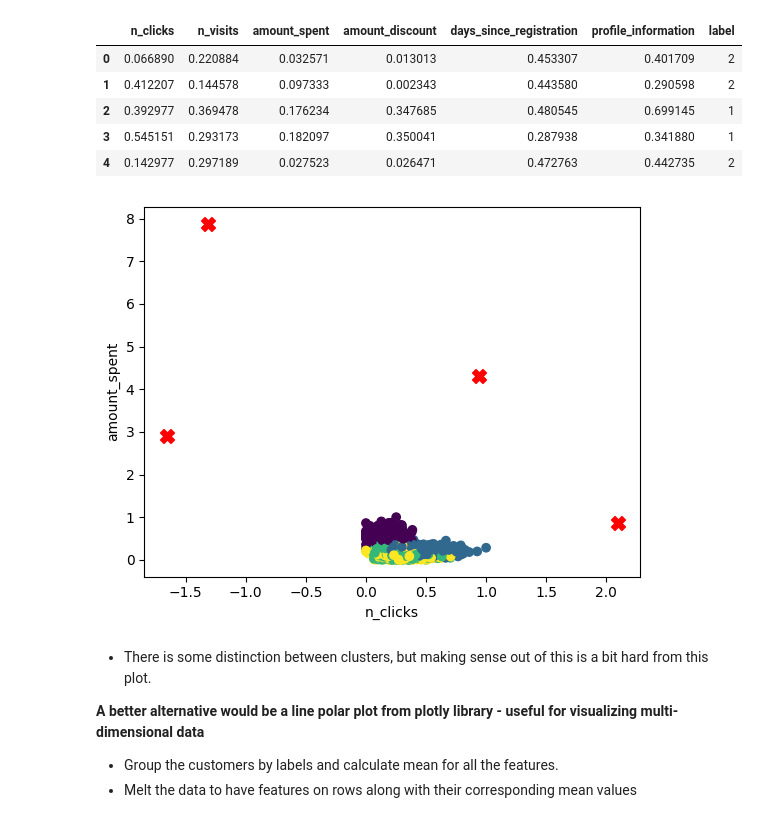
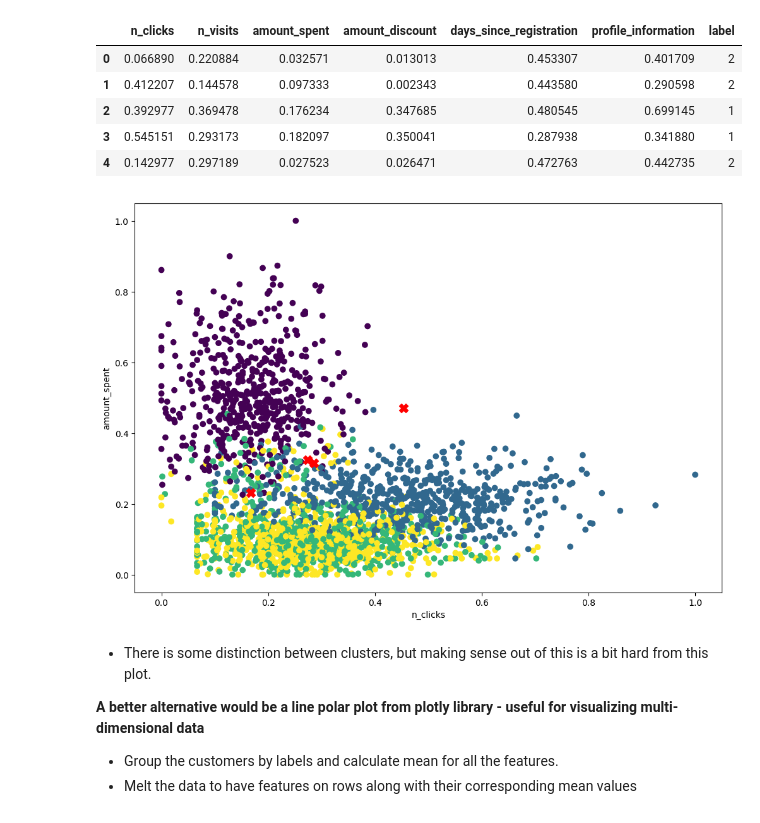
Before and after one commit to SachinScaler/UnsupervisedML_Feb24, a Jupyter notebook: ML_Intro_to_Unsupervised_Learning,_KMeans_Revisited.ipynb, the cells around one changed output. Cells and saved outputs as stored; diff of their text form; code cells hidden in the pictures.

```diff
--- a/ML_Intro_to_Unsupervised_Learning,_KMeans_Revisited.ipynb
+++ b/ML_Intro_to_Unsupervised_Learning,_KMeans_Revisited.ipynb
@@ -359,7 +362,7 @@ array([[0.16763001, 0.23205394, 0.5132428 , 0.03436531, 0.378177  ,
 # %%
-### Visualizing clusters
+# let's store labels i.e. assigned clusters as one column in Original DF
 clusters = pd.DataFrame(X, columns=df.drop("ID",axis=1).columns)
-clusters['label'] = final_model.labels_
+clusters['label'] = y_pred
 clusters.head(5)
 # %% [output]
 |  | n_clicks | n_visits | amount_spent | amount_discount | days_since_registration | profile_information | label |
@@ -370,17 +373,19 @@ clusters.head(5)
 | 4 | 0.142977 | 0.297189 | 0.027523 | 0.026471 | 0.472763 | 0.442735 | 2 |
 # %%
 def viz_clusters(kmeans):
+    plt.figure(figsize=(12,8))
     plt.scatter(clusters['n_clicks'], clusters['amount_spent'], c=clusters['label'])
-    plt.scatter(kmeans.cluster_centers_[:, 0], kmeans.cluster_centers_[:, 1],
+    plt.scatter(final_model.cluster_centers_[:, 0], final_model.cluster_centers_[:, 1],
                 color="red",
                 marker="X",
                 s=100)
     plt.xlabel('n_clicks')
     plt.ylabel('amount_spent')
+    plt.show()
 
 viz_clusters(kmeans)
 # %% [output]
-[figure, old version]
+[figure, new version]
 # %% [markdown]
 - There is some distinction between clusters, but making sense out of this is a bit hard from this plot.
 
```
Also changed, not shown: parts of 6 cells of this notebook.
